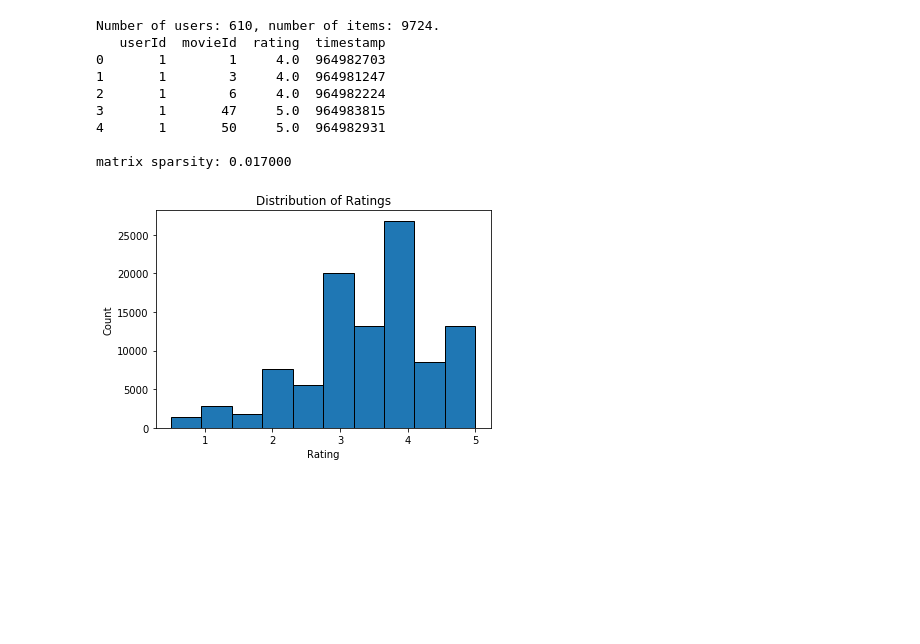
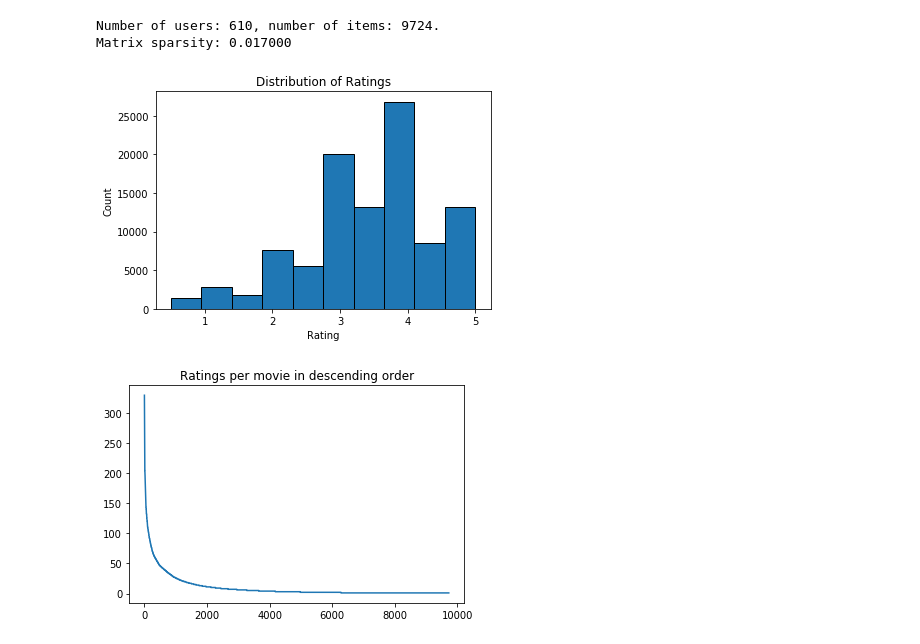
Before and after one commit to sbauersfeld/ECE219, a Jupyter notebook: Project3/project3.ipynb, the cells around one changed output. Cells and saved outputs as stored; diff of their text form; code cells hidden in the pictures; blank space fills up the shorter version.

Commit message:
updated data loading

```diff
--- a/Project3/project3.ipynb
+++ b/Project3/project3.ipynb
@@ -16,21 +14,40 @@ def GetData():
 data, num_users, num_items = GetData()
 
 sparsity = len(data) / (num_users * num_items)
-print('matrix sparsity: %f' % sparsity)
+print('Matrix sparsity: %f' % sparsity)
 
 plt.hist(data['rating'], bins=10, ec='black')
 plt.xlabel("Rating")
 plt.ylabel("Count")
 plt.title("Distribution of Ratings")
 plt.show()
+
+def GetRMatrix(data):
+    X = data.values
+    users = X[:,0]
+    movies = X[:,1]
+
+    movie_map = {}
+    reverse_movie_map = {}
+    new_id = 0
+    for idx in range(len(movies)):
+        item = int(movies[idx])
+        if item not in movie_map:
+            movie_map[item] = new_id
+            reverse_movie_map[new_id] = item
+            new_id += 1
+
+    ratings = X[:,2]
+    num_ratings = int(len(ratings))
+    R = np.zeros((num_users, num_items))
+
+    for i in np.arange(num_ratings):
+        R[int(users[i]-1), movie_map[movies[i]]] = ratings[i]
+
+    return R, movie_map, reverse_movie_map
+
+R, movie_map, reverse_movie_map = GetRMatrix(data)
 # %% [output]
 Number of users: 610, number of items: 9724.
-   userId  movieId  rating  timestamp
-0       1        1     4.0  964982703
-1       1        3     4.0  964981247
-2       1        6     4.0  964982224
-3       1       47     5.0  964983815
-4       1       50     5.0  964982931
-
-matrix sparsity: 0.017000
+Matrix sparsity: 0.017000
 [figure]
@@ -40,0 +54,17 @@ for index, row in data.iterrows():
+# %%
+is_rated = R!=0
+rat_per_movie = np.sum(is_rated,axis=0)
+rat_per_movie
+
+sort_rat_per_movie=np.sort(rat_per_movie)
+sort_movie = np.argsort(rat_per_movie)
+
+
+fig, ax = plt.subplots()
+
+plt.plot(sort_rat_per_movie[::-1])
+
+ax.set_title('Ratings per movie in descending order')
+plt.show()
+# %% [output]
+[figure, added]
```
Also changed, not shown: parts of 4 cells of this notebook.
